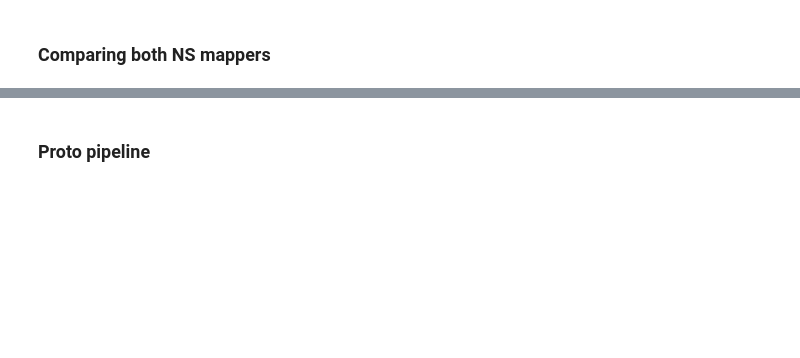
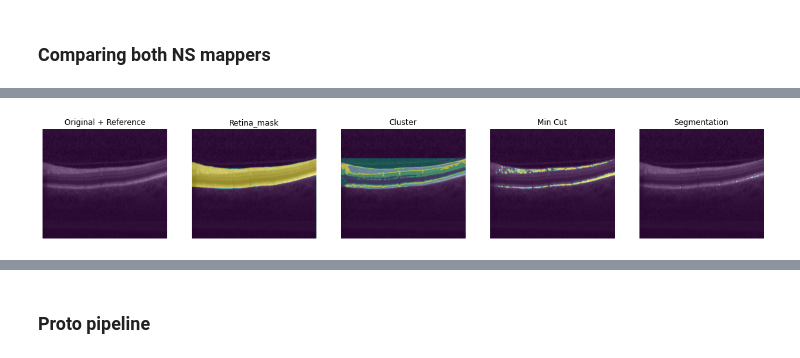
Before and after one commit to joaco18/image-processing-project, a Jupyter notebook: exploratory_notebooks/Rashno2017.ipynb, the cells around one changed output, grey strips where cells are left out. Saved outputs shown, nothing was run; the diff lists cells and outputs as text; code cells hidden in the pictures; blank space fills up the shorter version.

```diff
--- a/exploratory_notebooks/Rashno2017.ipynb
+++ b/exploratory_notebooks/Rashno2017.ipynb
@@ -108,0 +1109,90 @@ La que más se parece a la imagen del paper es la que usa el complemento adentro
+# %%
+for i in range(25,49):
+    case = f'TRAIN0{i}'
+    # Image Loading:
+    manufacturer = 'Spectralis'
+    itkimage = sitk.ReadImage(f'../data/RETOUCH-TrainingSet-Spectralis/{case}/oct.mhd')
+    ref_itkimage = sitk.ReadImage(f'../data/RETOUCH-TrainingSet-Spectralis/{case}/reference.mhd')
+
+    oct_scan = sitk.GetArrayFromImage(itkimage)
+    ref_oct_scan = sitk.GetArrayFromImage(ref_itkimage)
+
+    dices = pd.DataFrame(columns = ['case', 'slice', 'dice'])
+
+    spacing = itkimage.GetSpacing()
+    complete_segmentation = np.zeros(ref_oct_scan.shape)
+    for j in range(0,49):
+        print(f'Slice: {j}')
+        slice_ = j
+        # Preprocess:
+        # GUARDAR SIZE Y POSICIONES ORIGINALES PARA RECONSTRUIR TAMAÑO ORIGINAL A LA SALIDA
+        im, ref, indx_start, indx_end = preprocessing(
+            manufacturer, oct_scan[slice_, :, :], ref_oct_scan[slice_, :, :], itkimage.GetSpacing()
+        )
+        # Get the NS tranform
+        T, I = rashno_ns_mapper(im)
+
+        # Get ILM line
+        _, R, V, ilm_image = get_ilm_line(im, T, r_window=50)
+
+        # Get RPE line and flatten()
+        _, R, U, _, rpe_image, indices = get_rpe_line(im, T, ilm_image, r_window=150, u_window=20)
+
+        rpe_image, _, _, _, _ = \
+            rpe_flattening(rpe_image, peak_window_size=500, tr=80, k_size=101, iterations=3)
+        retina_mask = get_retina_mask(ilm_image.copy(), rpe_image.copy())
+
+        alt_retina_mask = get_retina_mask(ilm_image.copy(), rpe_image.copy(), alt=True)
+
+        rel = spacing[1]/spacing[0]
+        im = scipy.ndimage.zoom(im, (1, rel), order=3, mode='reflect', prefilter=False)
+        ref = scipy.ndimage.zoom(ref, (1, rel), order=0, prefilter=False)
+        retina_mask = scipy.ndimage.zoom(retina_mask, (1, rel), order=0, prefilter=False)
+        alt_retina_mask = scipy.ndimage.zoom(alt_retina_mask, (1, rel), order=0, prefilter=False)
+
+        # Neutrosophic transform
+        im_NS = ns_mapper(im, inversion=True)
+        _, T_am_be, betaI = alpha_mean_beta_enh(im_NS)
+
+        #Kmeans clustering
+        result_clust = clustering(T_am_be, alt_retina_mask, 6)
+
+        # Sample the seeds
+        fluid_seeds, bkg_seeds, clusters_centers, indices = \
+            select_seeds(T_am_be, result_clust, FN=500, TN=700, n_clust_object=1)
+        indices = indices-1
+        k = (clusters_centers[indices[0]]-clusters_centers[indices[1]]) / clusters_centers[indices[0]]
+        rel_clust_cent_1_2.append(k)
+        k = (clusters_centers[indices[0]]-clusters_centers[indices[2]]) / clusters_centers[indices[0]]
+        rel_clust_cent_1_3.append(k)
+
+        # Obtain the full weigthed graph
+        graph_, nodes = get_graph_flow_adj_matrix(
+            T_am_be, alt_retina_mask, betaI, fluid_seeds,
+            bkg_seeds, lamda1=1e12, lamda2=1e8, directed=False
+        )
+
+        # Get mincut
+        G = nx.from_scipy_sparse_matrix(graph_, create_using=nx.Graph, edge_attribute='capacity')
+        cut_value, partition = nx.minimum_cut(G, 0, graph_.shape[0]-1)
+
+        min_cut = image_from_minimum_cut(partition, T_am_be.shape, nodes)
+
+        segmentation = post_processing(min_cut, T_am_be, retina_mask, indices, Tr=50)
+
+        plots2(im, ref, retina_mask, result_clust, min_cut, segmentation)
+
+        complete_segmentation[slice_, indx_start:indx_end, :] = segmentation
+
+        ground_truth = np.where(ref!=0,1,0)
+        dice = np.sum(segmentation[ground_truth==1])*2.0 / (np.sum(ground_truth) + np.sum(segmentation))
+        print('Dice: ', dice)
+        row = {'case': case, 'slice': slice_, 'dice': dice}
+        dices = dices.append(row, ignore_index=True)
+        dices.to_csv(
+            '/home/joaquin/Desktop/MAIA/Clases/image-processing/project/image-processing-project/dices.csv'
+        )
+
+    filename = f'../data/RETOUCH-TrainingSet-Spectralis/{case}/segmentation.mhd'
+    save_segmentation(complete_segmentation, ref_itkimage, filename)
+# %% [output]
@@ -108,0 +1200 @@ La que más se parece a la imagen del paper es la que usa el complemento adentro
+[figure, added]
```
Also changed, not shown: parts of 16 cells of this notebook.
